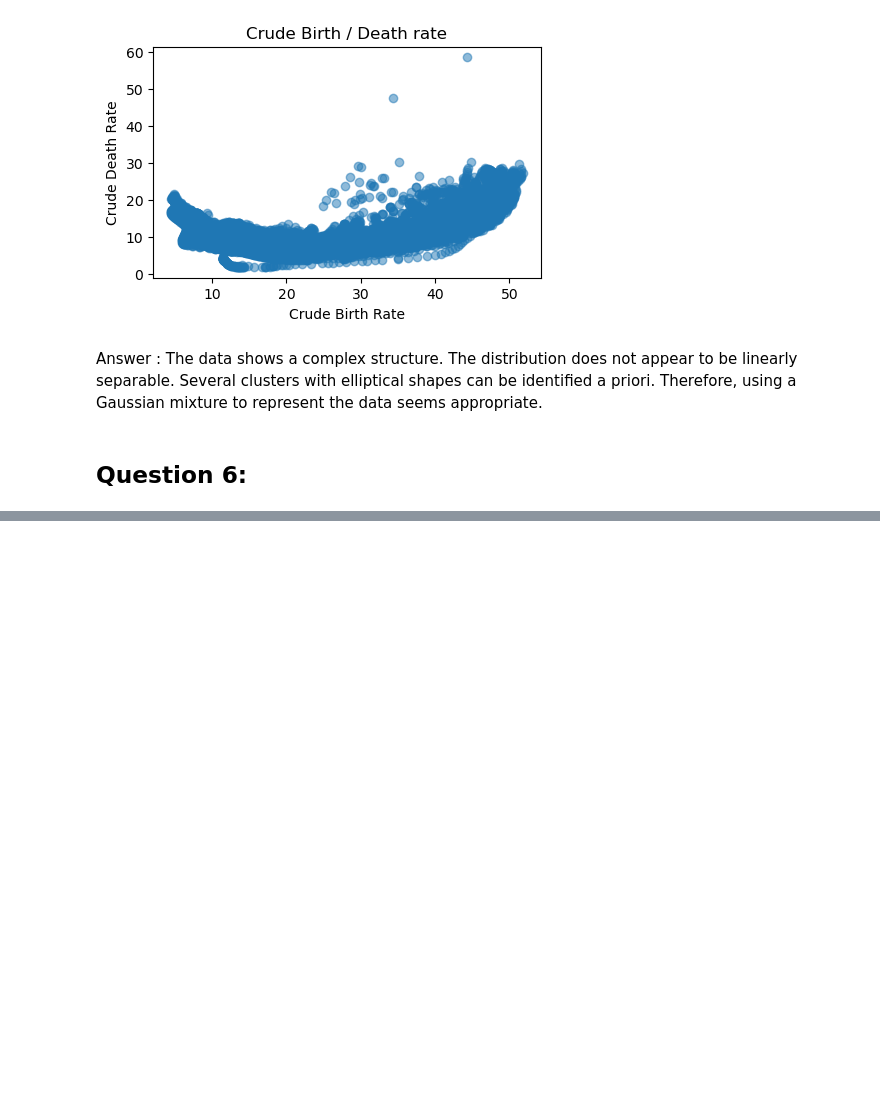
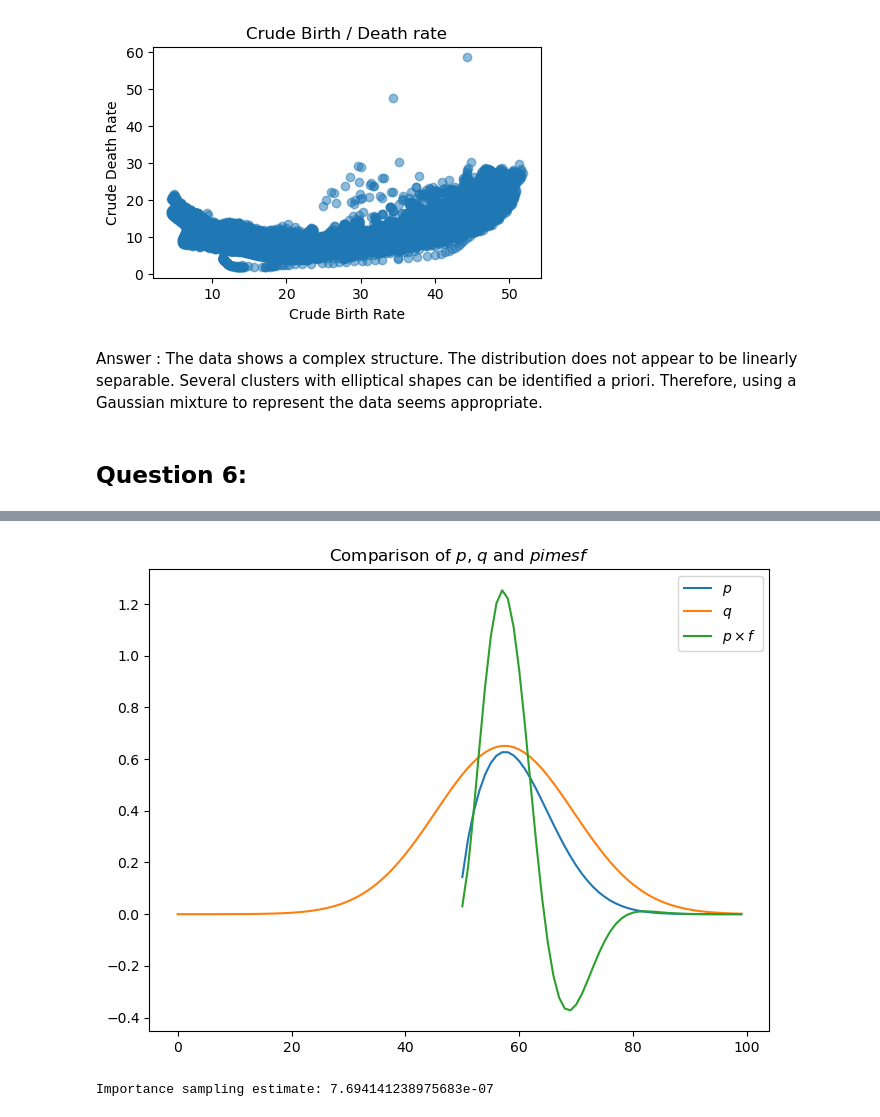
Before and after one commit to AugustinCablant/3A-class, a Jupyter notebook: Computational Statistics/TP2.ipynb, the cells around one changed output, grey strips where cells are left out. Cells and saved outputs as stored; diff of their text form; code cells hidden in the pictures; blank space fills up the shorter version.

```diff
--- a/Computational Statistics/TP2.ipynb
+++ b/Computational Statistics/TP2.ipynb
@@ -531,0 +517,44 @@ IndexError: index 3 is out of bounds for axis 0 with size 3
+# %%
+import math
+import numpy as np
+import matplotlib.pyplot as plt
+from scipy.stats import norm
+
+def f(x):
+    return 2 * np.sin(np.pi/1.5 * x) * (x>=0)
+
+
+def p(x):
+    return x**0.65 * np.exp(-0.5*x**2) * (x>=0)
+
+
+def q(x, mean = 0.8):
+    return (2 / np.sqrt(2 * np.pi * 1.5)) * np.exp(-((mean - x)**2) / (2 * 1.5))
+
+x = np.linspace(-5, 5, 100)
+plt.figure(figsize=(8,6))
+plt.plot(p(x), label = r'$p$')
+plt.plot(q(x), label = r'$q$')
+plt.plot(p(x)*f(x), label = r'$p \times f$')
+plt.title('Comparison of $p$, $q$ and $p \times f$')
+plt.legend()
+plt.show()
+
+def importance_sampling(n):
+    """ Importance sampling algorithm for question 1)"""
+    # First step : sample from q (we want X to be positive)
+    def sample_from_q(n):
+        X = np.random.normal(0.8, np.sqrt(1.5), 10 * n)
+        X = X[X > 0]
+        X = np.random.choice(X, n)
+        return X
+    X = sample_from_q(n)
+    weights = p(X) / q(X)
+    weights /= np.sum(weights)    # Normalize the weights
+    f_x = f(X)
+    return np.sum(f_x * weights) / n
+
+print("Importance sampling estimate:", importance_sampling(10**6))
+# %% [output]
+[figure, added]
+Importance sampling estimate: 7.694141238975683e-07
```
Also changed, not shown: parts of 8 cells of this notebook.
